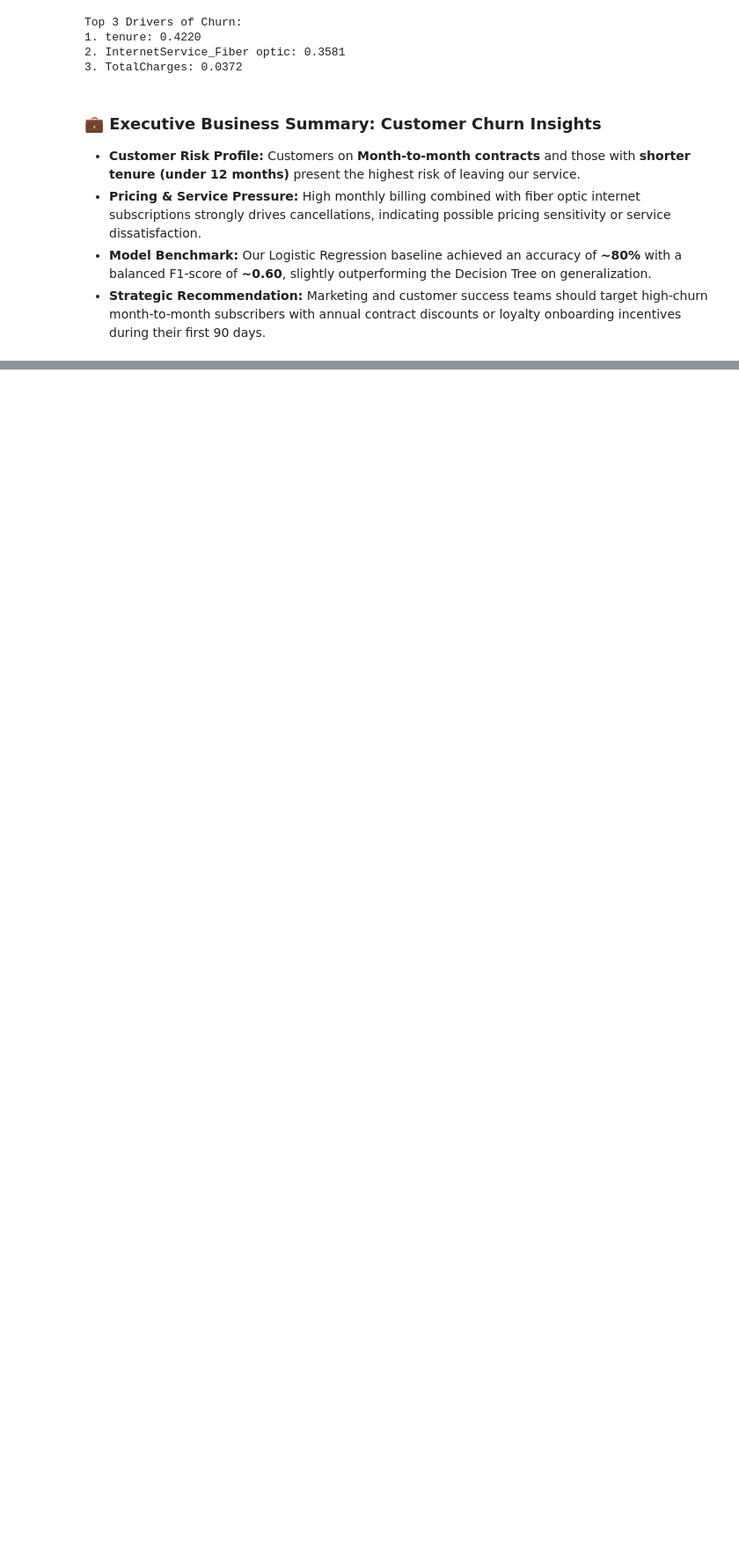
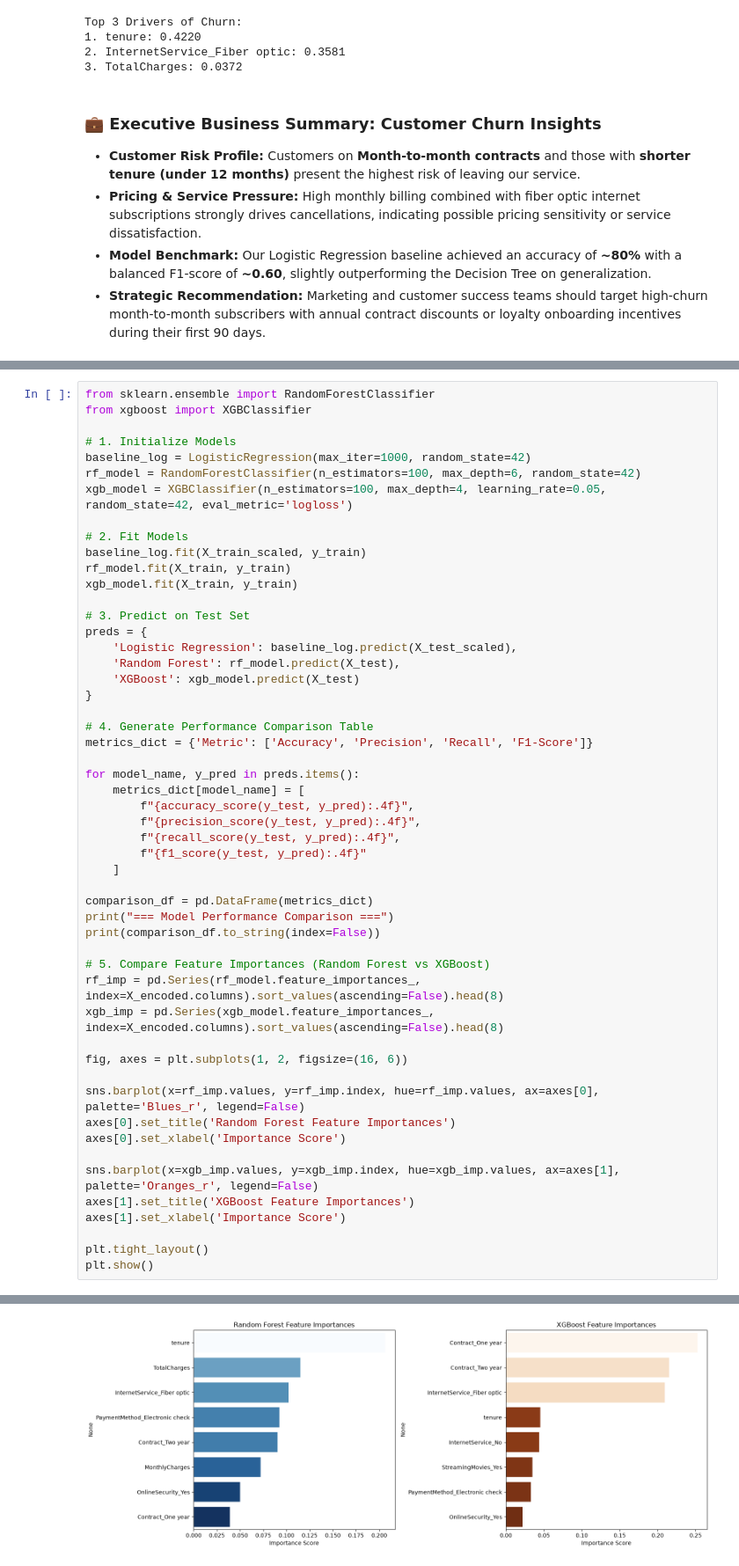
Before and after one commit to NotDumbj/neurofive-ml-track, a Jupyter notebook: Customer Churn Prediction/main.ipynb, the cells around one changed output, grey strips where cells are left out. Shown at 88% size. Cells and saved outputs as stored; diff of their text form; blank space fills up the shorter version.

Commit message:
feat: add Task 8 — Ensemble Learning with Random Forest & XGBoost (Customer Churn)
Co-Authored-By: Claude <noreply@anthropic.com>

```diff
--- a/Customer Churn Prediction/main.ipynb
+++ b/Customer Churn Prediction/main.ipynb
@@ -150,0 +153,53 @@ Top 3 Drivers of Churn:
+# %%
+from sklearn.ensemble import RandomForestClassifier
+from xgboost import XGBClassifier
+
+# 1. Initialize Models
+baseline_log = LogisticRegression(max_iter=1000, random_state=42)
+rf_model = RandomForestClassifier(n_estimators=100, max_depth=6, random_state=42)
+xgb_model = XGBClassifier(n_estimators=100, max_depth=4, learning_rate=0.05, random_state=42, eval_metric='logloss')
+
+# 2. Fit Models
+baseline_log.fit(X_train_scaled, y_train)
+rf_model.fit(X_train, y_train)
+xgb_model.fit(X_train, y_train)
+
+# 3. Predict on Test Set
+preds = {
+    'Logistic Regression': baseline_log.predict(X_test_scaled),
+    'Random Forest': rf_model.predict(X_test),
+    'XGBoost': xgb_model.predict(X_test)
+}
+
+# 4. Generate Performance Comparison Table
+metrics_dict = {'Metric': ['Accuracy', 'Precision', 'Recall', 'F1-Score']}
+
+for model_name, y_pred in preds.items():
+    metrics_dict[model_name] = [
+        f"{accuracy_score(y_test, y_pred):.4f}",
+        f"{precision_score(y_test, y_pred):.4f}",
+        f"{recall_score(y_test, y_pred):.4f}",
+        f"{f1_score(y_test, y_pred):.4f}"
+    ]
+
+comparison_df = pd.DataFrame(metrics_dict)
+print("=== Model Performance Comparison ===")
+print(comparison_df.to_string(index=False))
+
+# 5. Compare Feature Importances (Random Forest vs XGBoost)
+rf_imp = pd.Series(rf_model.feature_importances_, index=X_encoded.columns).sort_values(ascending=False).head(8)
+xgb_imp = pd.Series(xgb_model.feature_importances_, index=X_encoded.columns).sort_values(ascending=False).head(8)
+
+fig, axes = plt.subplots(1, 2, figsize=(16, 6))
+
+sns.barplot(x=rf_imp.values, y=rf_imp.index, hue=rf_imp.values, ax=axes[0], palette='Blues_r', legend=False)
+axes[0].set_title('Random Forest Feature Importances')
+axes[0].set_xlabel('Importance Score')
+
+sns.barplot(x=xgb_imp.values, y=xgb_imp.index, hue=xgb_imp.values, ax=axes[1], palette='Oranges_r', legend=False)
+axes[1].set_title('XGBoost Feature Importances')
+axes[1].set_xlabel('Importance Score')
+
+plt.tight_layout()
+plt.show()
+# %% [output]
@@ -150,0 +212 @@ Top 3 Drivers of Churn:
+[figure, added]
```
Also changed, not shown: parts of 3 cells of this notebook, 2 other files.
